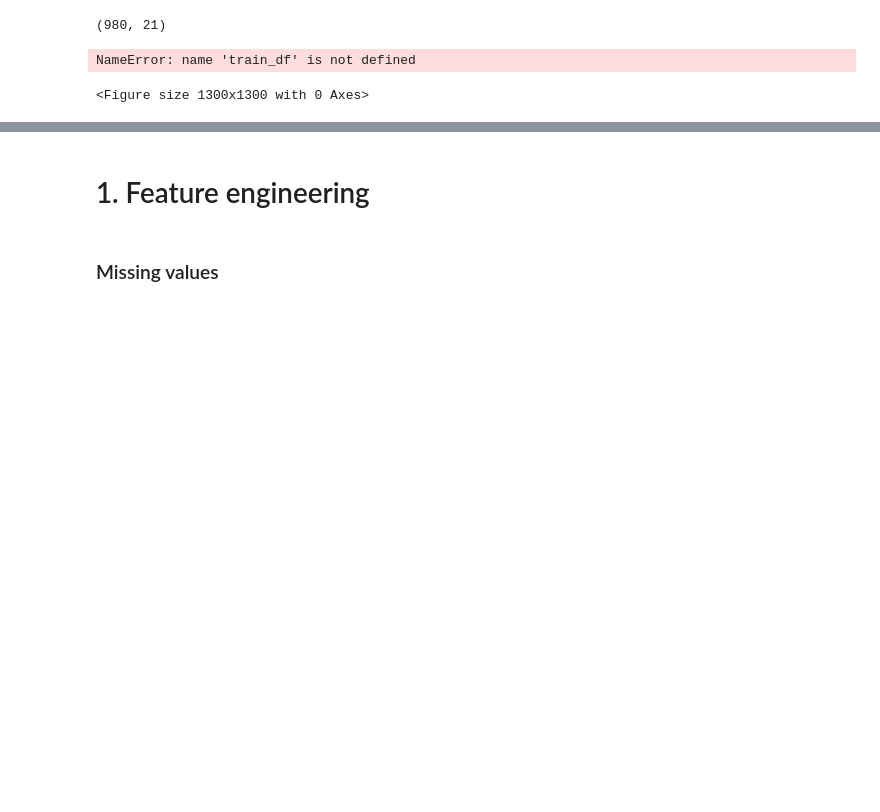
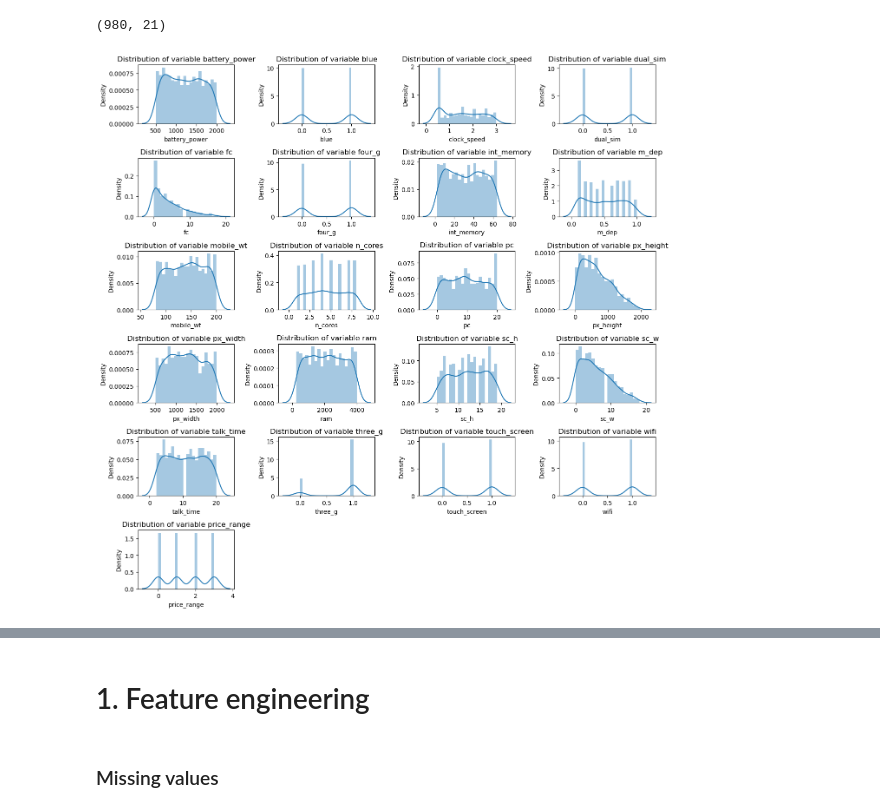
Before and after one commit to xxkaro/Phone-Prices-Classification, a Jupyter notebook: Modelling/modelling_final.ipynb, the cells around one changed output, grey strips where cells are left out. Drawn from its saved outputs; the diff is of its cells as text; code cells hidden in the pictures; blank space fills up the shorter version.

```diff
--- a/Modelling/modelling_final.ipynb
+++ b/Modelling/modelling_final.ipynb
@@ -30,16 +30,15 @@ print(mobile_df.shape)
 # %%
 r = 6
 c = 4
 
 plt.figure(figsize=(13, 13))
 
-for i, column in enumerate(train_df.columns):
+for i, column in enumerate(mobile_df.columns):
     plt.subplot(r, c, i+1)
     dis_dist = sns.distplot(mobile_df[column], bins=20)
     dis_dist.set_title(f'Distribution of variable {column}')
 
 plt.tight_layout()
 plt.show()
 # %% [output]
-NameError: name 'train_df' is not defined
-<Figure size 1300x1300 with 0 Axes>
+[figure, added]
```
Also changed, not shown: parts of 11 cells of this notebook.
